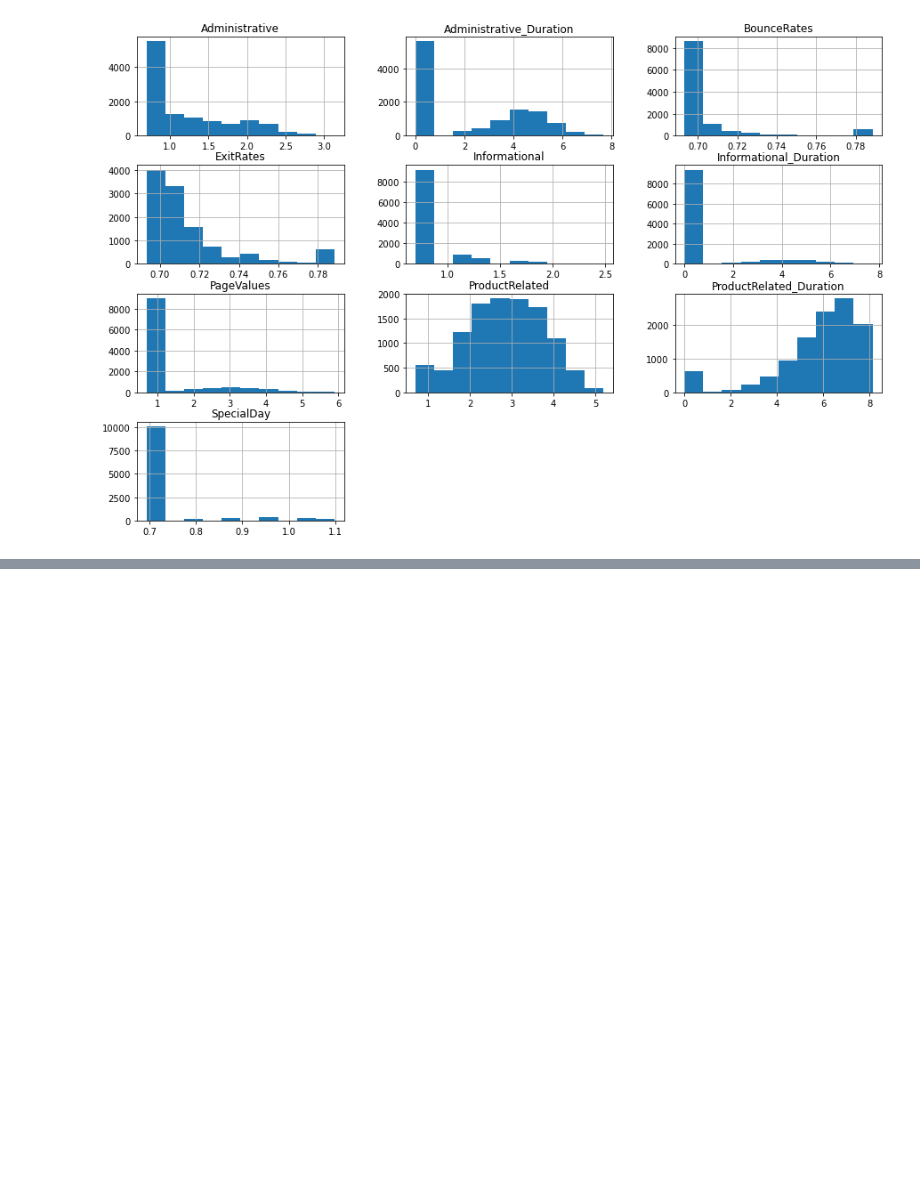
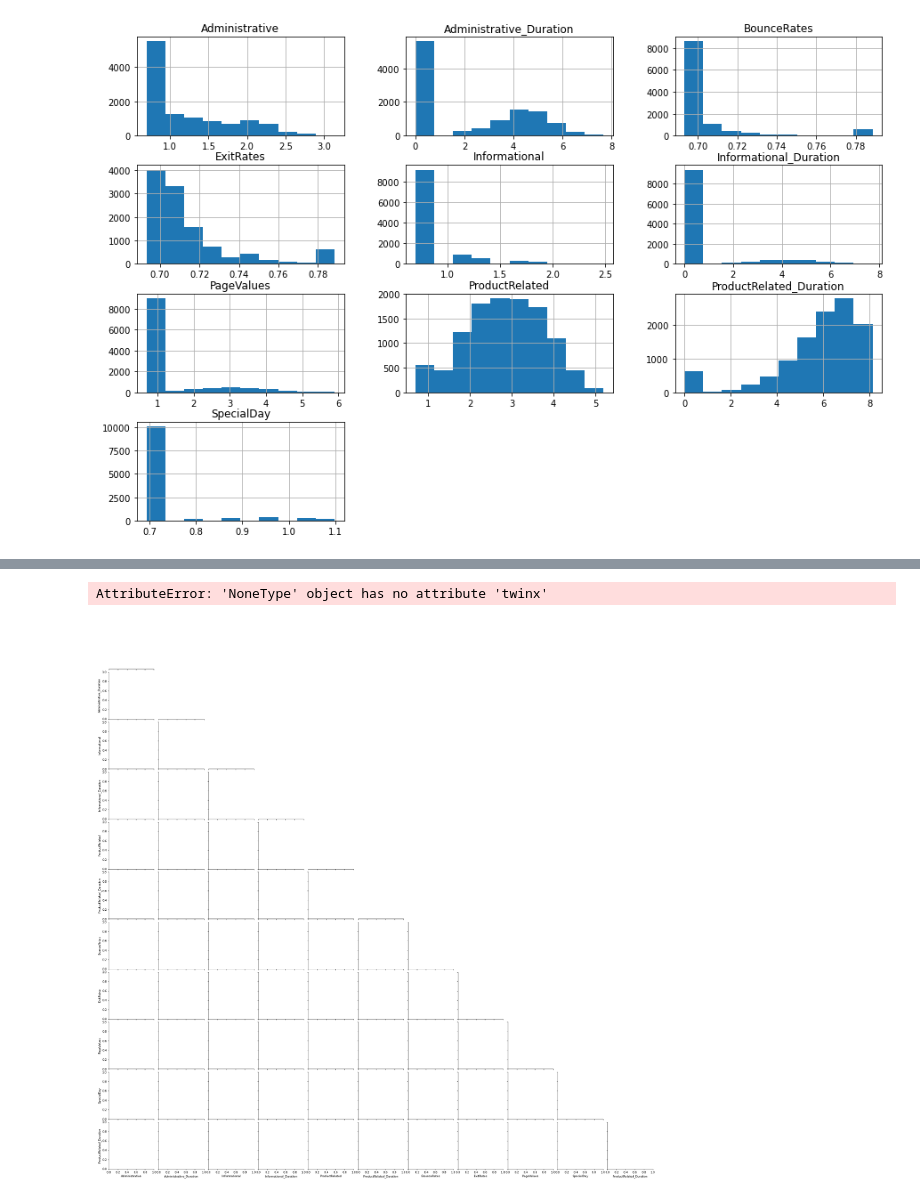
Before and after one commit to SanjaPanda/Online-Shopper-Intention-Capstone, a Jupyter notebook: Pre-processing and Training Data Development.ipynb, the cells around one changed output, grey strips where cells are left out. Drawn from its saved outputs; the diff is of its cells as text; code cells hidden in the pictures; blank space fills up the shorter version.

```diff
--- a/Pre-processing and Training Data Development.ipynb
+++ b/Pre-processing and Training Data Development.ipynb
@@ -286,0 +305,4 @@ plt.show()
+# %%
+df_enc['ProductRelated_Duration_log'] = tst['ProductRelated_Duration']
+# %%
+ncv = list(non_cat_name) + list(['ProductRelated_Duration'])
@@ -286,0 +323,8 @@ plt.show()
+# %%
+g = sns.pairplot(df_enc[ncv]
+                 ,diag_kind = 'hist'
+                 ,plot_kws = {'alpha': 0.6, 's': 80, 'edgecolor': 'k'}
+                 ,corner=True)
+# %% [output]
+AttributeError: 'NoneType' object has no attribute 'twinx'
+[figure, added]
```
Also changed, not shown: parts of 5 cells of this notebook.
